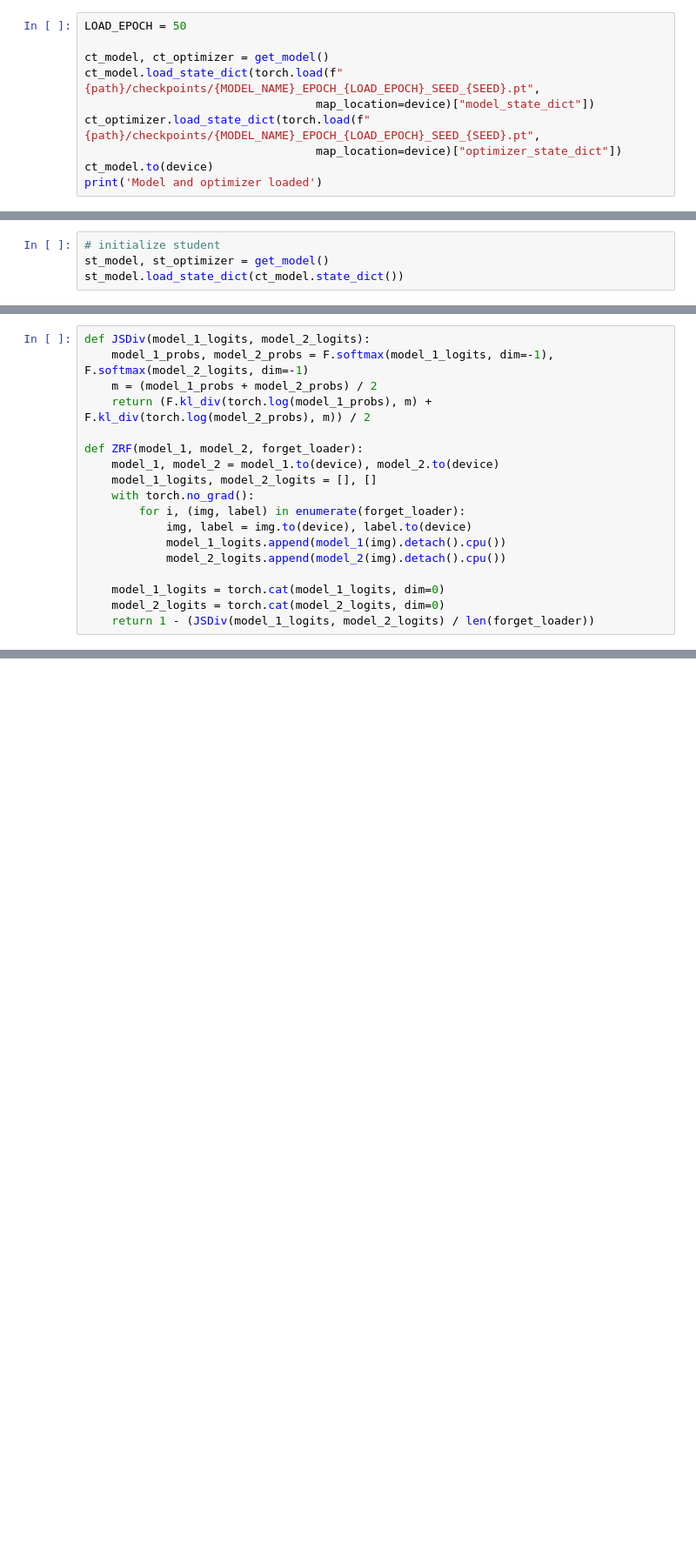
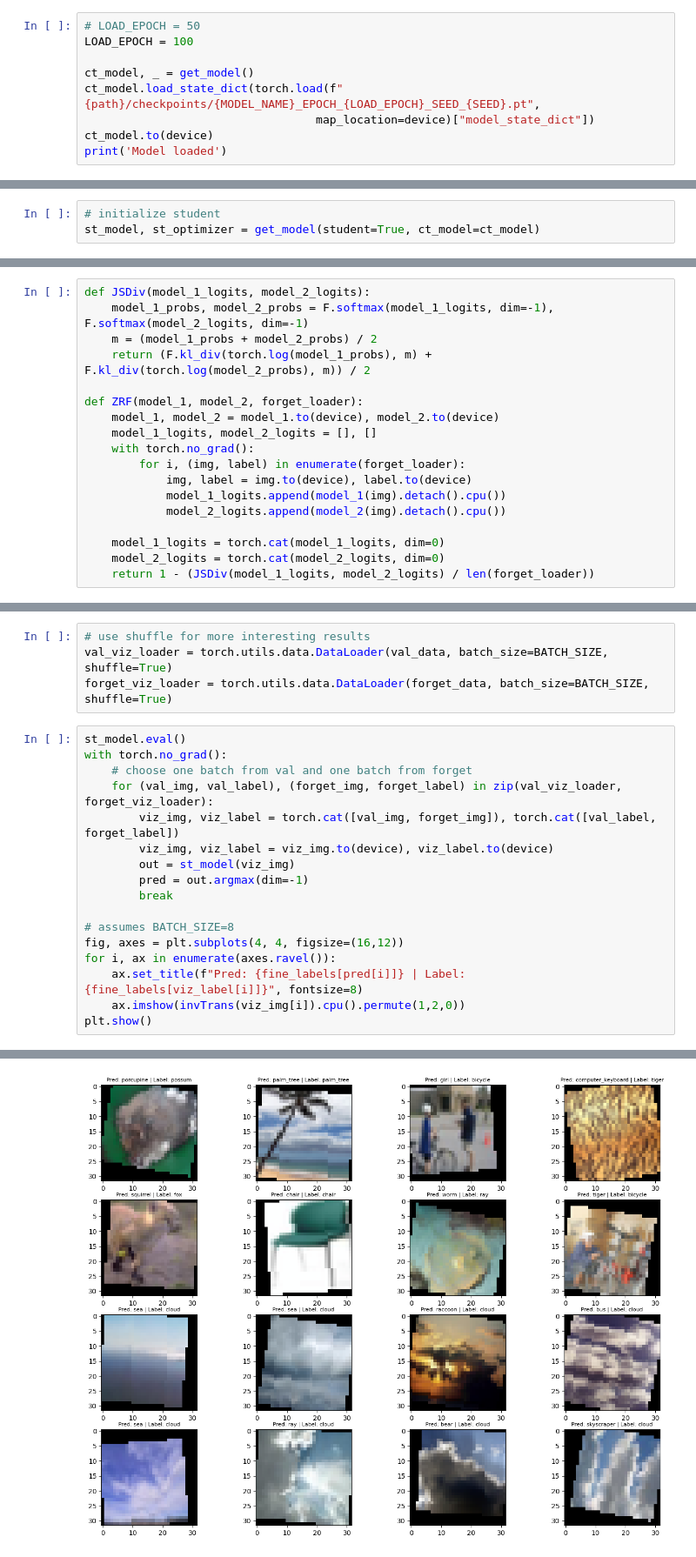
Before and after one commit to terru3/unlearning, a Jupyter notebook: incompetent_teacher.ipynb, the cells around one changed output, grey strips where cells are left out. Shown at 87% size. Cells and saved outputs as stored; diff of their text form; blank space fills up the shorter version.

Commit message:
add amnesiac arcdd saved models, ssd and incompetent teacher unlearning, archived amnesiac notebook

```diff
--- a/incompetent_teacher.ipynb
+++ b/incompetent_teacher.ipynb
@@ -87,11 +87,10 @@ retain_loader = torch.utils.data.DataLoader(retain_data, batch_size=BATCH_SIZE,
 # %%
-LOAD_EPOCH = 50
+# LOAD_EPOCH = 50
+LOAD_EPOCH = 100
 
-ct_model, ct_optimizer = get_model()
+ct_model, _ = get_model()
 ct_model.load_state_dict(torch.load(f"{path}/checkpoints/{MODEL_NAME}_EPOCH_{LOAD_EPOCH}_SEED_{SEED}.pt",
                                   map_location=device)["model_state_dict"])
-ct_optimizer.load_state_dict(torch.load(f"{path}/checkpoints/{MODEL_NAME}_EPOCH_{LOAD_EPOCH}_SEED_{SEED}.pt",
-                                  map_location=device)["optimizer_state_dict"])
 ct_model.to(device)
-print('Model and optimizer loaded')
+print('Model loaded')
 # %% [output]
@@ -101,4 +100,3 @@ criterion = nn.NLLLoss()
 # %%
 # initialize student
-st_model, st_optimizer = get_model()
-st_model.load_state_dict(ct_model.state_dict())
+st_model, st_optimizer = get_model(student=True, ct_model=ct_model)
@@ -188,0 +223,22 @@ unlearn_losses = unlearn(st_model, ct_model, it_model, train_loader, st_optimize
+# %%
+# use shuffle for more interesting results
+val_viz_loader = torch.utils.data.DataLoader(val_data, batch_size=BATCH_SIZE, shuffle=True)
+forget_viz_loader = torch.utils.data.DataLoader(forget_data, batch_size=BATCH_SIZE, shuffle=True)
+# %%
+st_model.eval()
+with torch.no_grad():
+    # choose one batch from val and one batch from forget
+    for (val_img, val_label), (forget_img, forget_label) in zip(val_viz_loader, forget_viz_loader):
+        viz_img, viz_label = torch.cat([val_img, forget_img]), torch.cat([val_label, forget_label])
+        viz_img, viz_label = viz_img.to(device), viz_label.to(device)
+        out = st_model(viz_img)
+        pred = out.argmax(dim=-1)
+        break
+
+# assumes BATCH_SIZE=8
+fig, axes = plt.subplots(4, 4, figsize=(16,12))
+for i, ax in enumerate(axes.ravel()):
+    ax.set_title(f"Pred: {fine_labels[pred[i]]} | Label: {fine_labels[viz_label[i]]}", fontsize=8)
+    ax.imshow(invTrans(viz_img[i]).cpu().permute(1,2,0))
+plt.show()
+# %% [output]
@@ -188,0 +261 @@ unlearn_losses = unlearn(st_model, ct_model, it_model, train_loader, st_optimize
+[figure, added]
```
Also changed, not shown: parts of 25 cells of this notebook, 15 other files.
